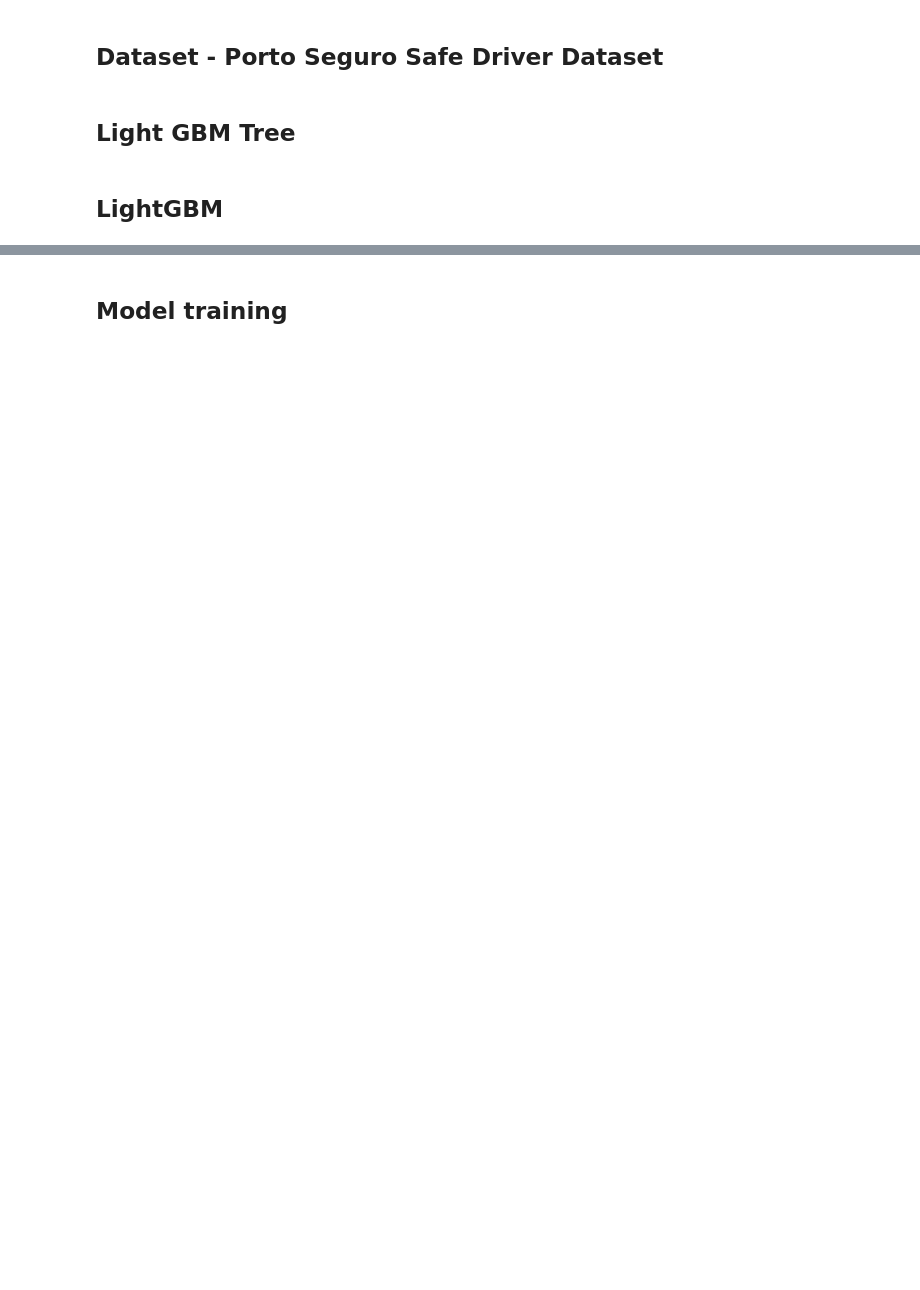
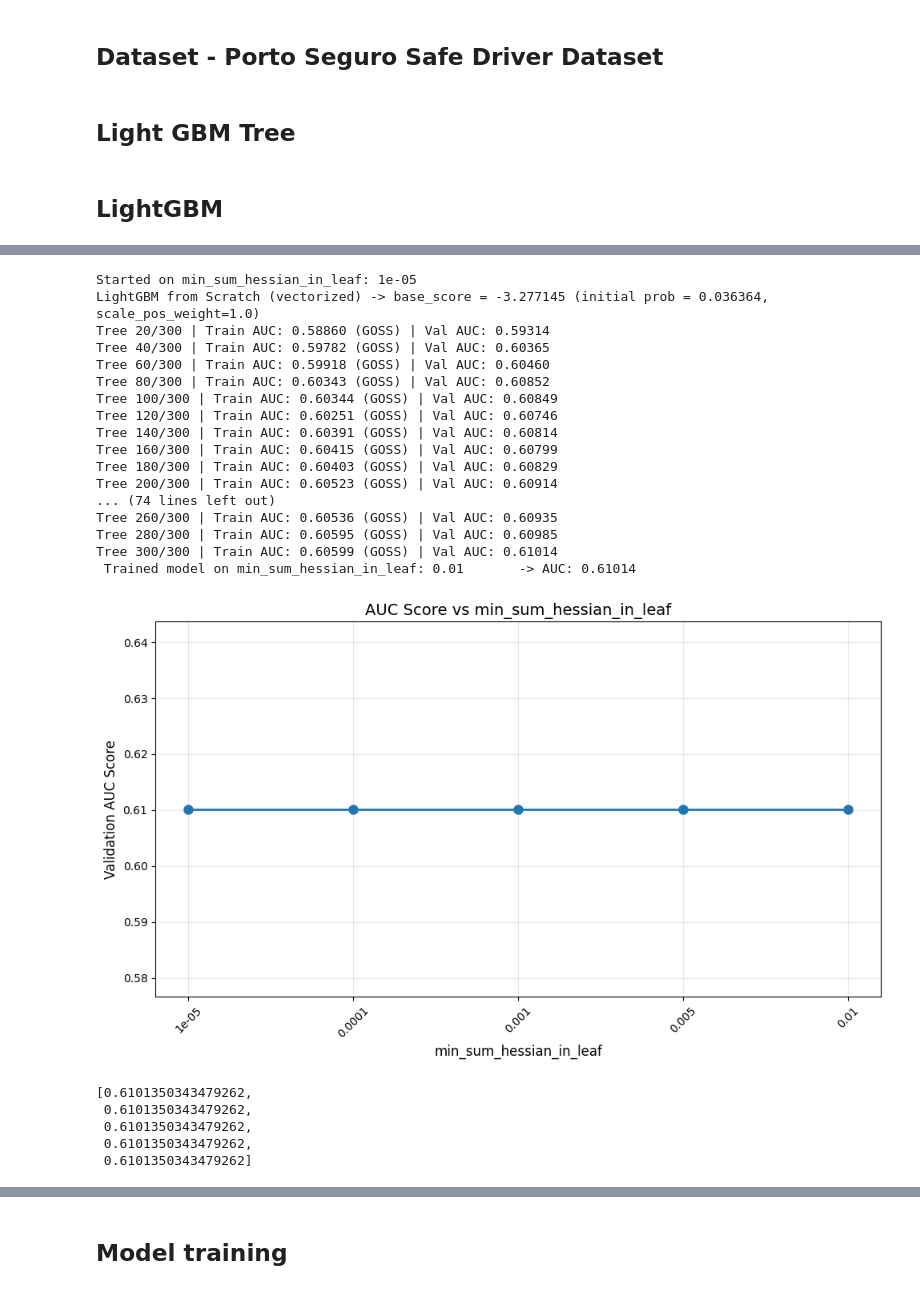
Before and after one commit to adarshanumula7/Insurance_Claim_Predictions, a Jupyter notebook: Models/LightGBM.ipynb, the cells around one changed output, grey strips where cells are left out. Saved outputs shown, nothing was run; the diff lists cells and outputs as text; code cells hidden in the pictures; blank space fills up the shorter version.

```diff
--- a/Models/LightGBM.ipynb
+++ b/Models/LightGBM.ipynb
@@ -405,0 +656,29 @@ class LightGBM:
+# %%
+# min_sum_hessian_in_leaf
+param_values = [1e-5, 1e-4, 1e-3, 5e-3, 1e-2]
+auc_scores, xticks = tune('min_sum_hessian_in_leaf', param_values)
+plot('min_sum_hessian_in_leaf', param_values, 'min_sum_hessian_in_leaf', auc_scores, xticks)
+# %% [output]
+Started on min_sum_hessian_in_leaf: 1e-05
+LightGBM from Scratch (vectorized) -> base_score = -3.277145 (initial prob = 0.036364, scale_pos_weight=1.0)
+Tree 20/300 | Train AUC: 0.58860 (GOSS) | Val AUC: 0.59314
+Tree 40/300 | Train AUC: 0.59782 (GOSS) | Val AUC: 0.60365
+Tree 60/300 | Train AUC: 0.59918 (GOSS) | Val AUC: 0.60460
+Tree 80/300 | Train AUC: 0.60343 (GOSS) | Val AUC: 0.60852
+Tree 100/300 | Train AUC: 0.60344 (GOSS) | Val AUC: 0.60849
+Tree 120/300 | Train AUC: 0.60251 (GOSS) | Val AUC: 0.60746
+Tree 140/300 | Train AUC: 0.60391 (GOSS) | Val AUC: 0.60814
+Tree 160/300 | Train AUC: 0.60415 (GOSS) | Val AUC: 0.60799
+Tree 180/300 | Train AUC: 0.60403 (GOSS) | Val AUC: 0.60829
+Tree 200/300 | Train AUC: 0.60523 (GOSS) | Val AUC: 0.60914
+... (74 lines left out)
+Tree 260/300 | Train AUC: 0.60536 (GOSS) | Val AUC: 0.60935
+Tree 280/300 | Train AUC: 0.60595 (GOSS) | Val AUC: 0.60985
+Tree 300/300 | Train AUC: 0.60599 (GOSS) | Val AUC: 0.61014
+ Trained model on min_sum_hessian_in_leaf: 0.01       -> AUC: 0.61014
+[figure, added]
+[0.6101350343479262,
+ 0.6101350343479262,
+ 0.6101350343479262,
+ 0.6101350343479262,
+ 0.6101350343479262]
```
Also changed, not shown: parts of 26 cells of this notebook, 1 other file.
